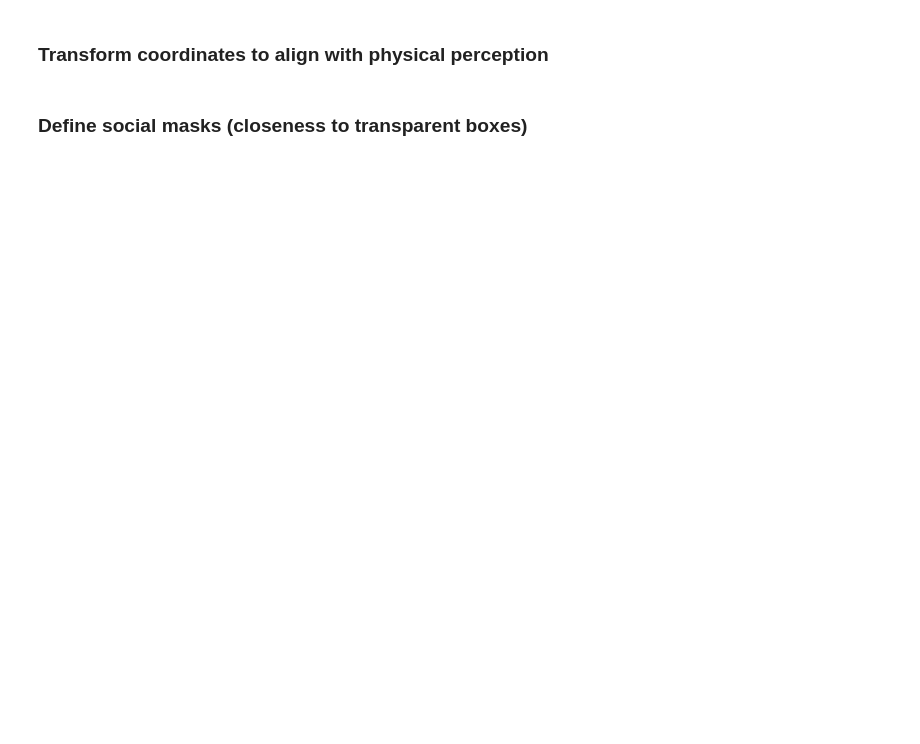
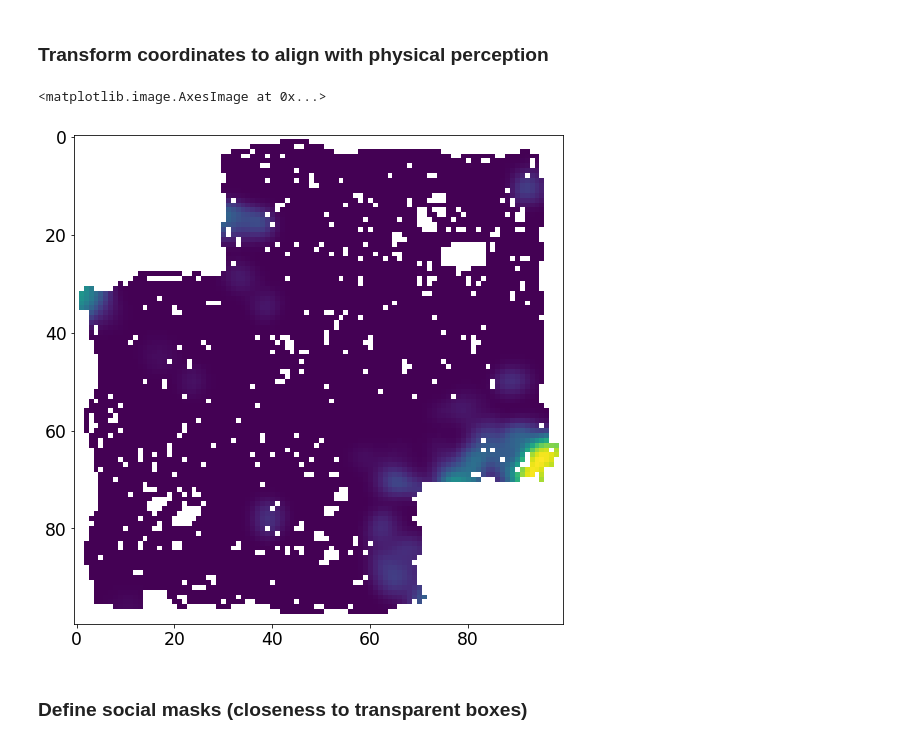
Before and after one commit to CINPLA/cinpla-base, a Jupyter notebook: notebooks/social_npd.ipynb, the cells around one changed output. Drawn from its saved outputs; the diff is of its cells as text; code cells hidden in the pictures; blank space fills up the shorter version.

```diff
--- a/notebooks/social_npd.ipynb
+++ b/notebooks/social_npd.ipynb
@@ -140,0 +146,2 @@ for trial in tracking:
+# %%
+spike_times = spikes['011-120321-2']['13da002c-9870-42db-87e0-0f6ff9b05bd2'].times
@@ -141,3 +150,10 @@ for trial in tracking:
+# %%
+smap = sm.SpatialMap(x,y,t,spike_times,1,0.01)
+# %%
+plt.imshow(smap.rate_map(0.02,mask_zero_occupancy=True))
+# %% [output]
+<matplotlib.image.AxesImage at 0x...>
+[figure, added]
 # %% [markdown]
 ### Define social masks (closeness to transparent boxes)
 # %%
```
Also changed, not shown: parts of 11 cells of this notebook.
